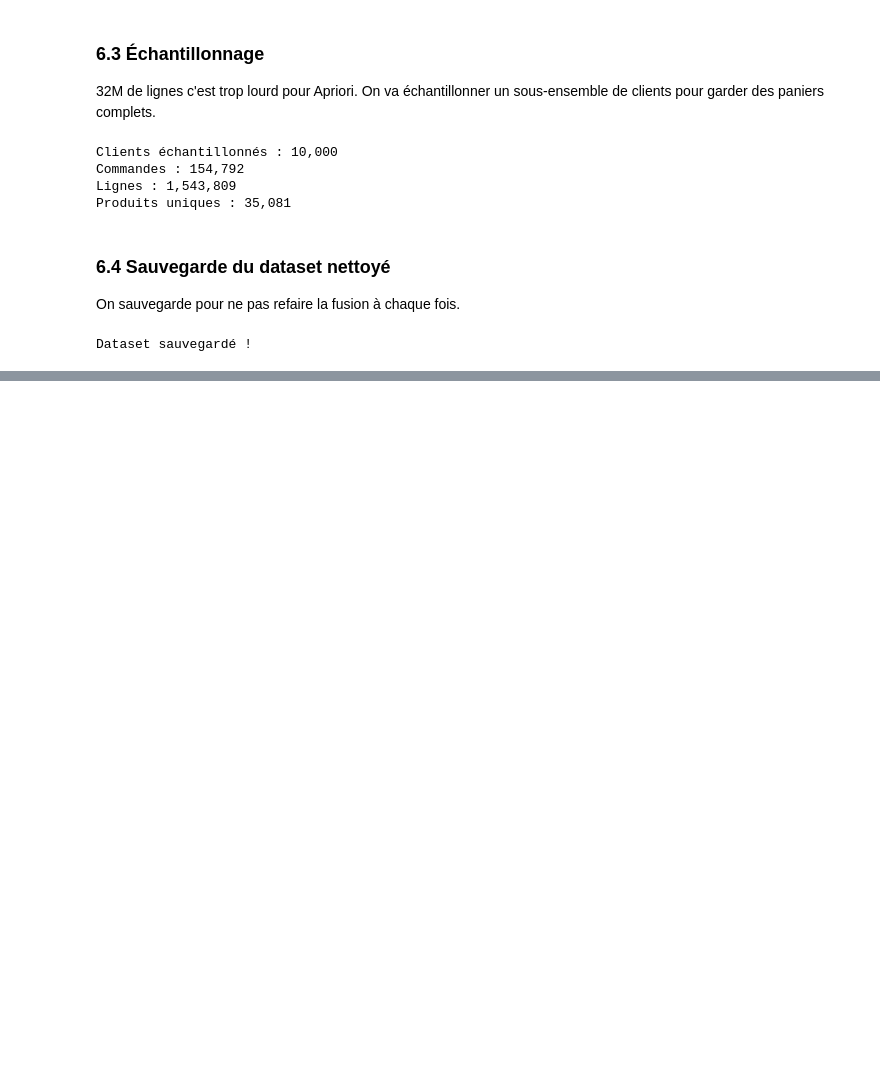
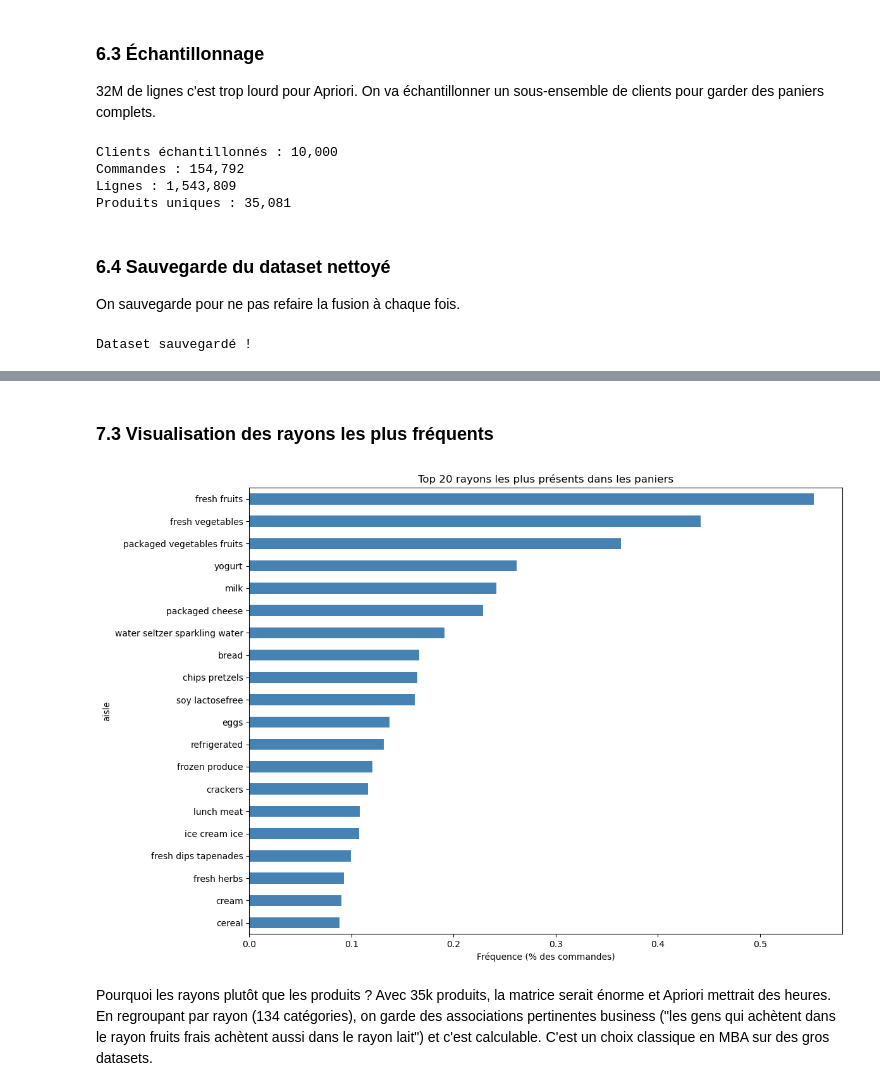
Before and after one commit to AlexisSTH/Projet-Market-Basket, a Jupyter notebook: notebook/01_eda.ipynb, the cells around one changed output, grey strips where cells are left out. Cells and saved outputs as stored; diff of their text form; code cells hidden in the pictures; blank space fills up the shorter version.

Commit message:
Partie 7 : transformation en matrice panier & conclusion de l'eda & ajout graphique dans visual

```diff
--- a/notebook/01_eda.ipynb
+++ b/notebook/01_eda.ipynb
@@ -274,0 +282,14 @@ Dataset sauvegardé !
+# %%
+# Matrice panier au niveau rayon
+basket = (
+    df_sample
+    .groupby(['order_id', 'aisle'])['product_id']
+    .count()
+    .unstack(fill_value=0)
+)
+
+# Conversion en binaire : 1 si au moins un produit du rayon est dans le panier
+basket = (basket > 0).astype(int)
+
+print(f"Matrice panier : {basket.shape[0]:,} commandes x {basket.shape[1]} rayons")
+basket.head()
@@ -274,0 +309,11 @@ Dataset sauvegardé !
+# %%
+# Fréquence de chaque rayon (% de commandes qui contiennent ce rayon)
+aisle_freq = basket.mean().sort_values(ascending=False)
+
+print("Top 15 rayons les plus fréquents :")
+for aisle, freq in aisle_freq.head(15).items():
+    print(f"  {aisle}: {freq:.1%}")
+
+print(f"\nRayons les moins fréquents :")
+for aisle, freq in aisle_freq.tail(5).items():
+    print(f"  {aisle}: {freq:.1%}")
@@ -274,0 +338,15 @@ Dataset sauvegardé !
+# %% [markdown]
+### 7.3 Visualisation des rayons les plus fréquents
+# %%
+fig, ax = plt.subplots(figsize=(12, 8))
+aisle_freq.head(20).plot(kind='barh', ax=ax, color='steelblue')
+ax.set_title('Top 20 rayons les plus présents dans les paniers')
+ax.set_xlabel('Fréquence (% des commandes)')
+ax.invert_yaxis()
+plt.tight_layout()
+plt.savefig('../visual/top20_aisles_frequency.png', dpi=150)
+plt.show()
+# %% [output]
+[figure, added]
+# %% [markdown]
+Pourquoi les rayons plutôt que les produits ? Avec 35k produits, la matrice serait énorme et Apriori mettrait des heures. En regroupant par rayon (134 catégories), on garde des associations pertinentes business ("les gens qui achètent dans le rayon fruits frais achètent aussi dans le rayon lait") et c'est calculable. C'est un choix classique en MBA sur des gros datasets.
```
Also changed, not shown: parts of 5 cells of this notebook, 1 other file.
